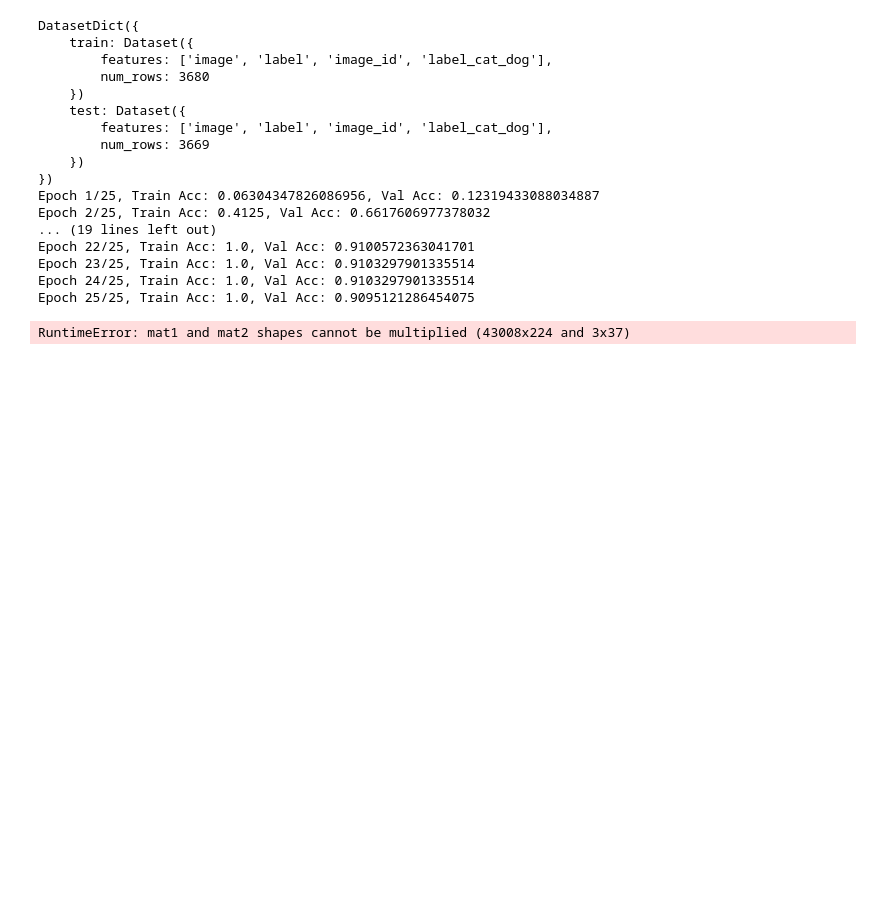
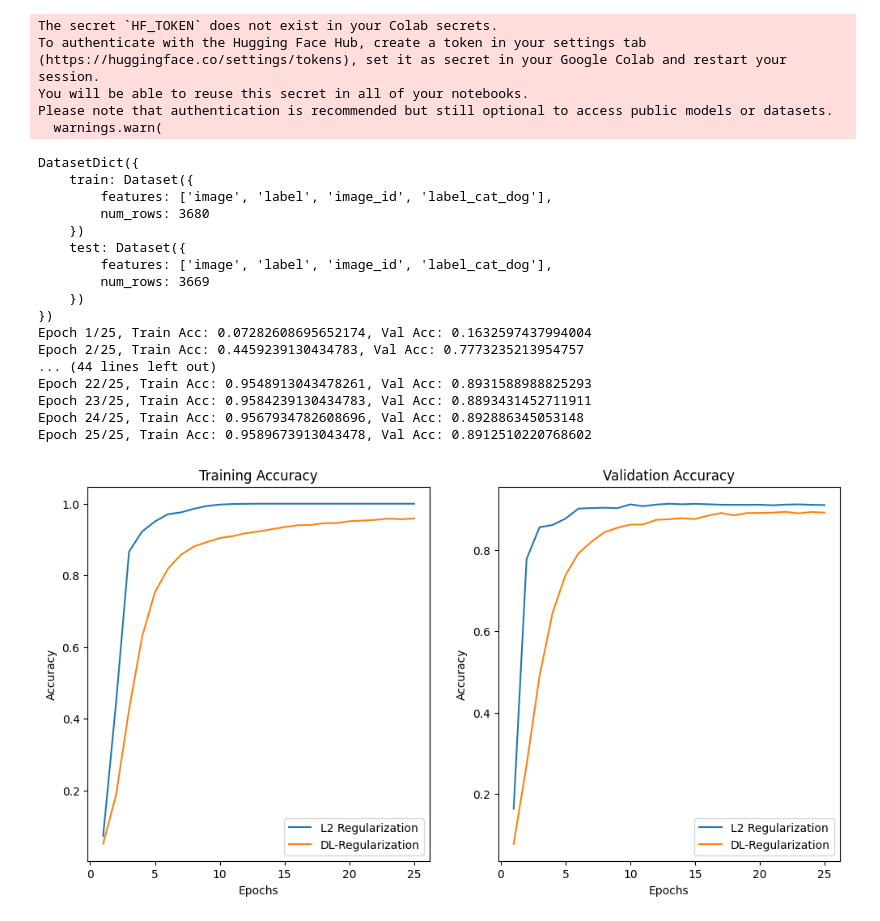
Before and after one commit to RajSinha77/DL-Reg-implementation-, a Jupyter notebook: DLReg_vs_L2_on_Oxford_IIIT_Pet_dataset.ipynb, the cells around one changed output. Drawn from its saved outputs; the diff is of its cells as text; code cells hidden in the pictures; blank space fills up the shorter version.

```diff
--- a/DLReg_vs_L2_on_Oxford_IIIT_Pet_dataset.ipynb
+++ b/DLReg_vs_L2_on_Oxford_IIIT_Pet_dataset.ipynb
@@ -103,8 +103,9 @@ class DLRegularization(nn.Module):
         return output
 
     def dl_reg_loss(self, x, output):
-        Z = nn.Linear(x.size(1), output.size(1), bias=False).to(x.device)
-        reg_loss = torch.norm(Z(x) - output) ** 2
+        batch_size = x.size(0)
+        Z = nn.Linear(x.view(batch_size, -1).size(1), output.size(1), bias=False).to(x.device)
+        reg_loss = torch.norm(Z(x.view(batch_size, -1)) - output) ** 2
         return self.lambda_reg * reg_loss
 
 # Training function
@@ -161,48 +162,53 @@ optimizer = optim.SGD(resnet152.parameters(), lr=LEARNING_RATE, weight_decay=0.0
 train_acc_l2, val_acc_l2 = train_model(resnet152, criterion, optimizer)
 
 # Experiment with DL-Regularization
 densenet = densenet.to(device)
 criterion = nn.CrossEntropyLoss()
 optimizer = optim.SGD(densenet.parameters(), lr=LEARNING_RATE)
 dl_regularizer = DLRegularization(densenet, lambda_reg=0.001)
 train_acc_dl, val_acc_dl = train_model(densenet, criterion, optimizer, dl_regularizer=dl_regularizer)
 
 # Plotting the results
 epochs = range(1, NUM_EPOCHS + 1)
 plt.figure(figsize=(12, 6))
 plt.subplot(1, 2, 1)
 plt.plot(epochs, train_acc_l2, label='L2 Regularization')
 plt.plot(epochs, train_acc_dl, label='DL-Regularization')
 plt.title('Training Accuracy')
 plt.xlabel('Epochs')
 plt.ylabel('Accuracy')
 plt.legend()
 
 plt.subplot(1, 2, 2)
 plt.plot(epochs, val_acc_l2, label='L2 Regularization')
 plt.plot(epochs, val_acc_dl, label='DL-Regularization')
 plt.title('Validation Accuracy')
 plt.xlabel('Epochs')
 plt.ylabel('Accuracy')
 plt.legend()
 
 plt.show()
 # %% [output]
-DatasetDict({
-    train: Dataset({
-        features: ['image', 'label', 'image_id', 'label_cat_dog'],
-        num_rows: 3680
-    })
-    test: Dataset({
-        features: ['image', 'label', 'image_id', 'label_cat_dog'],
-        num_rows: 3669
-    })
-})
-Epoch 1/25, Train Acc: 0.06304347826086956, Val Acc: 0.12319433088034887
-Epoch 2/25, Train Acc: 0.4125, Val Acc: 0.6617606977378032
-... (19 lines left out)
-Epoch 22/25, Train Acc: 1.0, Val Acc: 0.9100572363041701
-Epoch 23/25, Train Acc: 1.0, Val Acc: 0.9103297901335514
-Epoch 24/25, Train Acc: 1.0, Val Acc: 0.9103297901335514
-Epoch 25/25, Train Acc: 1.0, Val Acc: 0.9095121286454075
+The secret `HF_TOKEN` does not exist in your Colab secrets.
+To authenticate with the Hugging Face Hub, create a token in your settings tab (https://huggingface.co/settings/tokens), set it as secret in your Google Colab and restart your session.
+You will be able to reuse this secret in all of your notebooks.
+Please note that authentication is recommended but still optional to access public models or datasets.
+  warnings.warn(
-RuntimeError: mat1 and mat2 shapes cannot be multiplied (43008x224 and 3x37)
+DatasetDict({
+    train: Dataset({
+        features: ['image', 'label', 'image_id', 'label_cat_dog'],
+        num_rows: 3680
+    })
+    test: Dataset({
+        features: ['image', 'label', 'image_id', 'label_cat_dog'],
+        num_rows: 3669
+    })
+})
+Epoch 1/25, Train Acc: 0.07282608695652174, Val Acc: 0.1632597437994004
+Epoch 2/25, Train Acc: 0.4459239130434783, Val Acc: 0.7773235213954757
+... (44 lines left out)
+Epoch 22/25, Train Acc: 0.9548913043478261, Val Acc: 0.8931588988825293
+Epoch 23/25, Train Acc: 0.9584239130434783, Val Acc: 0.8893431452711911
+Epoch 24/25, Train Acc: 0.9567934782608696, Val Acc: 0.892886345053148
+Epoch 25/25, Train Acc: 0.9589673913043478, Val Acc: 0.8912510220768602
+[figure, added]
```
Also changed, not shown: parts of 1 cell of this notebook.
